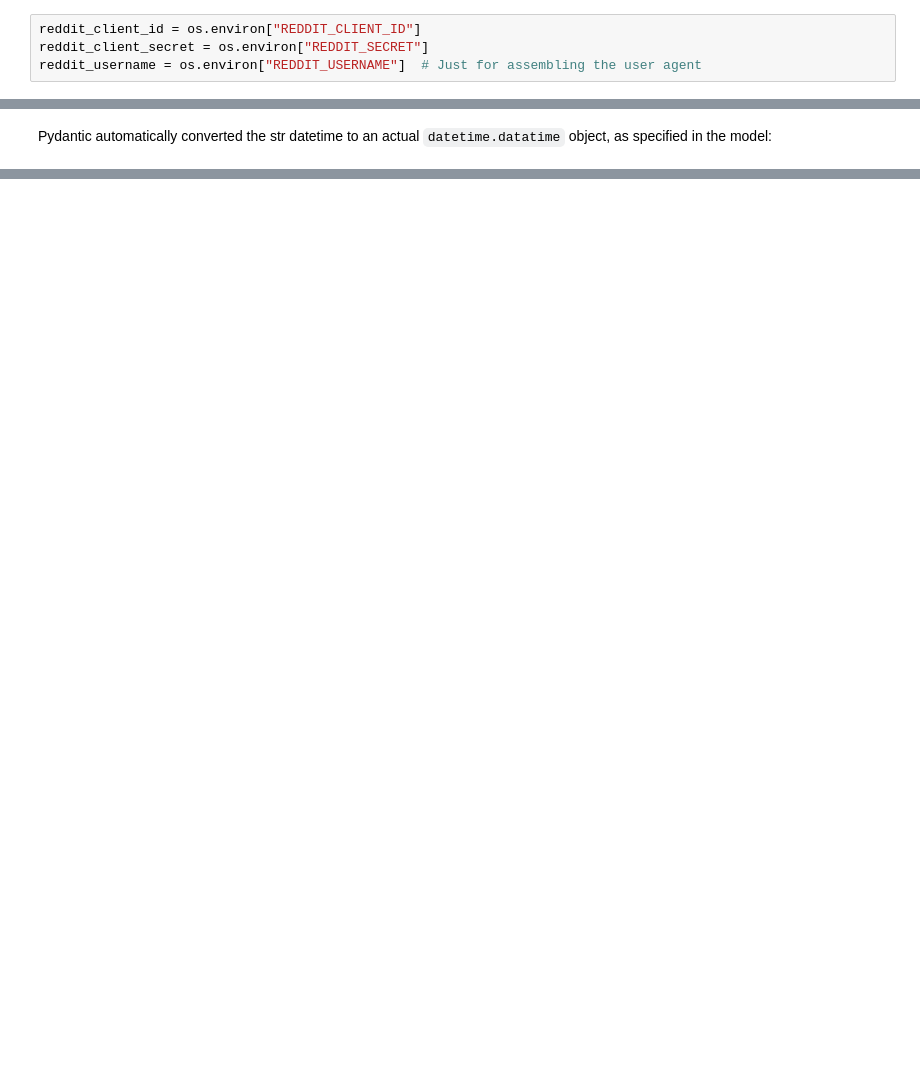
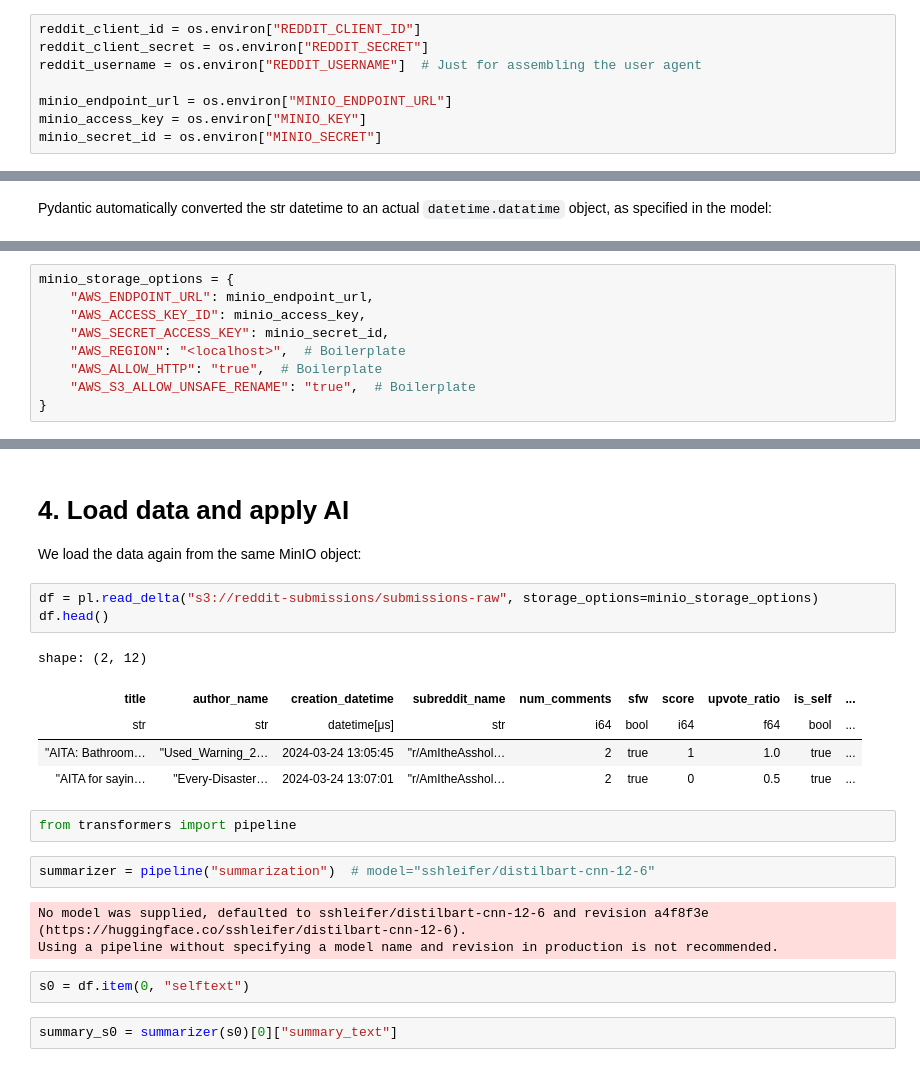
Before and after one commit to astrojuanlu/workshop-kedro-huggingface, a Jupyter notebook: Summarize Reddit posts.ipynb, the cells around one changed output, grey strips where cells are left out. Drawn from its saved outputs; the diff is of its cells as text; blank space fills up the shorter version.

```diff
--- a/Summarize Reddit posts.ipynb
+++ b/Summarize Reddit posts.ipynb
@@ -24,6 +28,10 @@ Login to Reddit and create an app at https://www.reddit.com/prefs/apps
 reddit_client_id = os.environ["REDDIT_CLIENT_ID"]
 reddit_client_secret = os.environ["REDDIT_SECRET"]
 reddit_username = os.environ["REDDIT_USERNAME"]  # Just for assembling the user agent
+
+minio_endpoint_url = os.environ["MINIO_ENDPOINT_URL"]
+minio_access_key = os.environ["MINIO_KEY"]
+minio_secret_id = os.environ["MINIO_SECRET"]
 # %%
 # Read-only Reddit connection https://praw.readthedocs.io/en/stable/getting_started/quick_start.html#read-only-reddit-instances
 reddit = Reddit(
@@ -134,0 +162,9 @@ shape: (2, 12)
+# %%
+minio_storage_options = {
+    "AWS_ENDPOINT_URL": minio_endpoint_url,
+    "AWS_ACCESS_KEY_ID": minio_access_key,
+    "AWS_SECRET_ACCESS_KEY": minio_secret_id,
+    "AWS_REGION": "<localhost>",  # Boilerplate
+    "AWS_ALLOW_HTTP": "true",  # Boilerplate
+    "AWS_S3_ALLOW_UNSAFE_RENAME": "true",  # Boilerplate
+}
@@ -134,0 +207,24 @@ shape: (2, 12)
+# %% [markdown]
+# 4. Load data and apply AI
+
+We load the data again from the same MinIO object:
+# %%
+df = pl.read_delta("s3://reddit-submissions/submissions-raw", storage_options=minio_storage_options)
+df.head()
+# %% [output]
+shape: (2, 12)
+| title | author_name | creation_datetime | subreddit_name | num_comments | sfw | score | upvote_ratio | is_self | ... |
+| str | str | datetime[μs] | str | i64 | bool | i64 | f64 | bool | ... |
+| "AITA: Bathroom… | "Used_Warning_2… | 2024-03-24 13:05:45 | "r/AmItheAsshol… | 2 | true | 1 | 1.0 | true | ... |
+| "AITA for sayin… | "Every-Disaster… | 2024-03-24 13:07:01 | "r/AmItheAsshol… | 2 | true | 0 | 0.5 | true | ... |
+# %%
+from transformers import pipeline
+# %%
+summarizer = pipeline("summarization")  # model="sshleifer/distilbart-cnn-12-6"
+# %% [output]
+No model was supplied, defaulted to sshleifer/distilbart-cnn-12-6 and revision a4f8f3e (https://huggingface.co/sshleifer/distilbart-cnn-12-6).
+Using a pipeline without specifying a model name and revision in production is not recommended.
+# %%
+s0 = df.item(0, "selftext")
+# %%
+summary_s0 = summarizer(s0)[0]["summary_text"]
```
Also changed, not shown: parts of 27 cells of this notebook.
